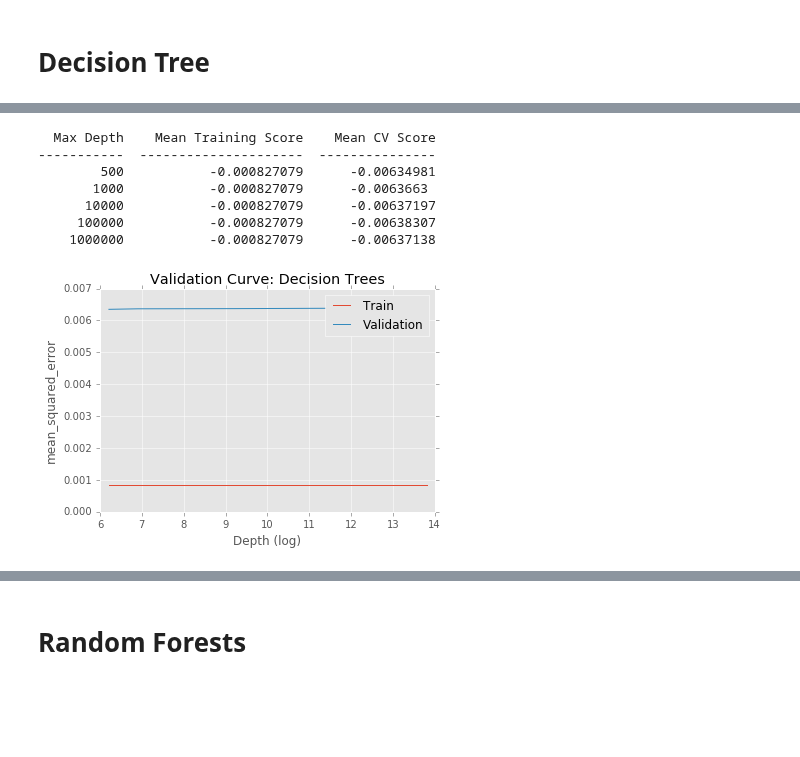
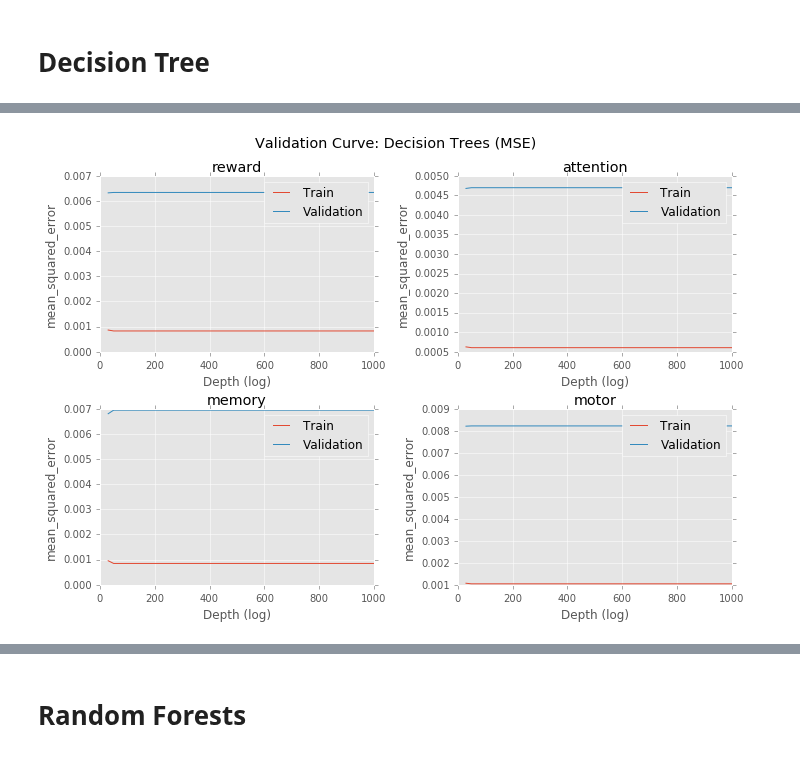
Before and after one commit to voytekresearch/nsaba, a Jupyter notebook: notebooks/testing/Estimation.ipynb, the cells around one changed output, grey strips where cells are left out. Saved outputs shown, nothing was run; the diff lists cells and outputs as text; code cells hidden in the pictures; blank space fills up the shorter version.

```diff
--- a/notebooks/testing/Estimation.ipynb
+++ b/notebooks/testing/Estimation.ipynb
@@ -44,5 +44,8 @@ feat_df = para.get_ns_struct("features_df")
 # %% [markdown]
 # Term Activation
 # %%
-term = 'reward'
-_, df = para._term_to_coords(term, -1)
+terms = ['reward', 'attention', 'memory', 'motor']
+dfs = []
+for term in terms:
+    _, df = para._term_to_coords(term, -1)
+    dfs.append(df)
@@ -56,3 +51,0 @@ plt.xlabel(term);
-# %%
-X = df.loc[:, 'x':'z'].as_matrix()
-y = df.loc[:, 'reward'].as_matrix()
@@ -80,0 +52,10 @@ y = df.loc[:, 'reward'].as_matrix()
+# %%
+plt.suptitle("Term Distribution", fontsize='x-large');
+for term, sb, df in zip(terms, range(221,225), dfs):
+    plt.subplot(sb)
+    df[term].hist(bins=10, figsize=(8,6));
+    plt.yscale('log');
+    plt.xlabel(term);
+
+plt.tight_layout()
+plt.subplots_adjust(top=.9)
@@ -126,16 +140,23 @@ print_score(depth, train_scores, valid_scores, "Max Depth")
 # %%
 score = 'mean_squared_error'
-train_scores, valid_scores = validation_curve(DecisionTreeRegressor(),
-                                              X, y, "max_depth", depth,
-                                              scoring=score, n_jobs=4, cv=10)
-plot_vc(np.log(depth), -train_scores, -valid_scores, score, "Depth (log)", "Decision Trees")
-print_score(depth, train_scores, valid_scores, "Max Depth")
+train_scores_ = []
+valid_scores_ = []
+
+plt.figure(figsize=(10,7))
+plt.suptitle("Validation Curve: Decision Trees (MSE)", fontsize='x-large')
+for term, sb, df in zip(terms, range(221,225), dfs):
+    X = df.loc[:, 'x':'z'].as_matrix()
+    y = df.loc[:, term].as_matrix()
+    train_scores, valid_scores = validation_curve(DecisionTreeRegressor(),
+                                                  X, y, "max_depth", depth,
+                                                  scoring=score, n_jobs=4, cv=10)
+    plot_vc(depth, -train_scores, -valid_scores,
+            score, "Depth (log)", sb, term)
+
+    train_scores_.append(train_scores)
+    valid_scores_.append(valid_scores)
+
+plt.tight_layout()
+plt.subplots_adjust(top=.9)
 # %% [output]
-  Max Depth    Mean Training Score    Mean CV Score
------------  ---------------------  ---------------
-        500           -0.000827079      -0.00634981
-       1000           -0.000827079      -0.0063663
-      10000           -0.000827079      -0.00637197
-     100000           -0.000827079      -0.00638307
-    1000000           -0.000827079      -0.00637138
-[figure, old version]
+[figure, new version]
```
Also changed, not shown: parts of 15 cells of this notebook, 1 other file.
